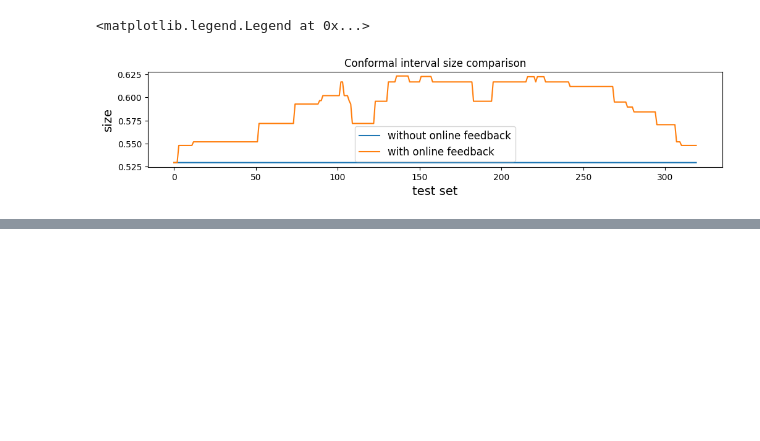
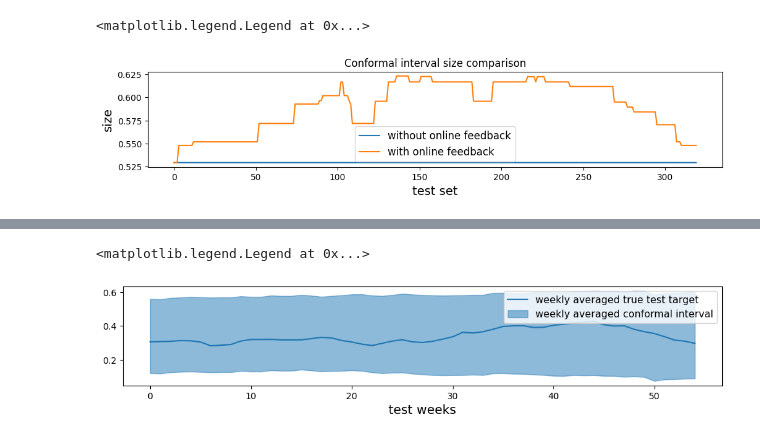
Before and after one commit to MarkoHaralovic/Prediction-of-Hotel-Occupancy, a Jupyter notebook: prediction-of-hotel-occupancy/notebooks/EnbPIs.ipynb, the cells around one changed output, grey strips where cells are left out. Saved outputs shown, nothing was run; the diff lists cells and outputs as text; code cells hidden in the pictures; blank space fills up the shorter version.

```diff
--- a/prediction-of-hotel-occupancy/notebooks/EnbPIs.ipynb
+++ b/prediction-of-hotel-occupancy/notebooks/EnbPIs.ipynb
@@ -154,0 +159,4 @@ daily_city_occupancy_data['holiday'] = daily_city_occupancy_data['name'].notna()
+# %%
+daily_city_occupancy_data['year']  = daily_city_occupancy_data['datum'].dt.year
+daily_city_occupancy_data['month'] = daily_city_occupancy_data['datum'].dt.month
+daily_city_occupancy_data['day']   = daily_city_occupancy_data['datum'].dt.day
@@ -552,0 +612,5 @@ plt.legend(fontsize=12)
+# %%
+y = daily_city_occupancy_data['ukupno_gostiju'] / daily_city_occupancy_data['ukupno_gostiju'].max()
+X = daily_city_occupancy_data.drop(columns=['ukupno_gostiju'],axis="columns")
+X_train, X_test = train_test_split(X, test_size=0.4, shuffle=False)
+y_train, y_test = train_test_split(y, test_size=0.4, shuffle=False)
@@ -552,0 +718,24 @@ plt.legend(fontsize=12)
+# %%
+batch_size = 1
+conformal_intervals2 = np.zeros((len(y_test), 2))
+for i in range(0, len(y_test), batch_size):
+    if i == 0:
+        conformal_intervals2[:batch_size], train_residuals = EnbPI().conformal_interval(
+            bootstrap_indices=bs_indices,
+            bootstrap_train_preds=bs_train_preds,
+            bootstrap_test_preds=bs_test_preds[:, :batch_size],
+            train_targets=y_train.values,
+            error=0.05,
+            return_residuals=True,
+        )
+    else:
+        (
+            conformal_intervals2[i : i + batch_size],
+            train_residuals,
+        ) = EnbPI().conformal_interval_from_residuals(
+            train_residuals=train_residuals,
+            bootstrap_new_train_preds=bs_test_preds[:, i - batch_size : i],
+            bootstrap_new_test_preds=bs_test_preds[:, i : i + batch_size],
+            new_train_targets=y_test.values[i - batch_size : i],
+            error=0.05,
+        )
@@ -552,0 +756,15 @@ plt.legend(fontsize=12)
+# %%
+plt.figure(figsize=(12, 2))
+plt.plot(weakly_avg(y_test.values), label="weekly averaged true test target")
+plt.fill_between(
+    np.arange(n_weeks),
+    *weakly_avg(conformal_intervals2).T,
+    alpha=0.5,
+    color="C0",
+    label="weekly averaged conformal interval",
+)
+plt.xlabel("test weeks", fontsize=14)
+plt.legend(fontsize=11, loc="upper right")
+# %% [output]
+<matplotlib.legend.Legend at 0x...>
+[figure, added]
```
Also changed, not shown: parts of 46 cells of this notebook.
